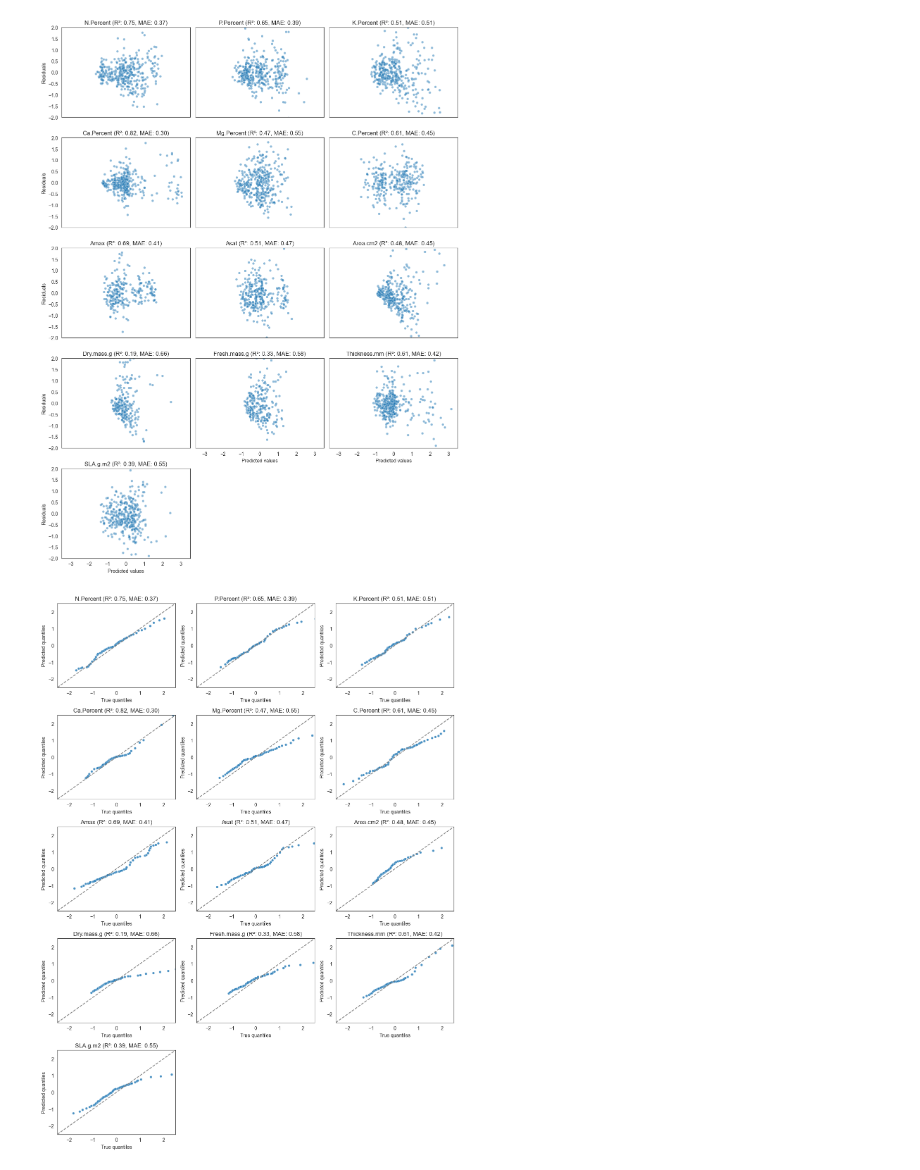
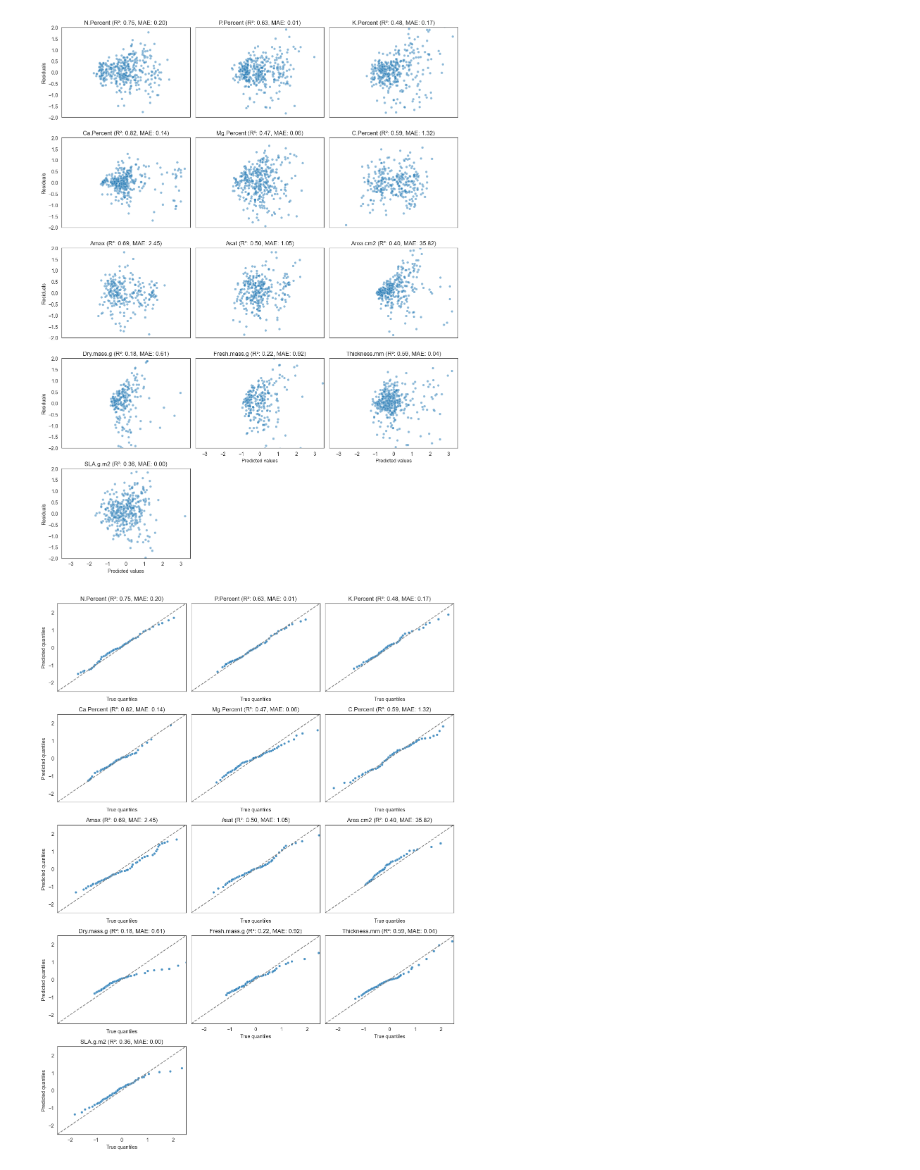
Before and after one commit to isaachcamp/geofm-plant-traits, a Jupyter notebook: notebooks/plot_residuals.ipynb, the cells around one changed output. Cells and saved outputs as stored; diff of their text form; code cells hidden in the pictures.

```diff
--- a/notebooks/plot_residuals.ipynb
+++ b/notebooks/plot_residuals.ipynb
@@ -27,6 +27,7 @@ def qqplot(y, preds, ax, metrics, var):
     minmax = 2.5
     r_squared = metrics['r_squared']
     mae = metrics['mae']
+    i = VARS.index(var)
 
     quantiles = np.linspace(0.01, 0.99, 50, endpoint=True)
     y_q = np.quantile(y, quantiles)
@@ -39,6 +40,19 @@ def qqplot(y, preds, ax, metrics, var):
     ax.set_ylabel("Predicted quantiles")
     ax.set_ylim(-minmax, minmax)
     ax.set_xlim(-minmax, minmax)
+
+    # Set labels for last subplots in column.
+    if i > 9:
+        ax.set_xlabel("True quantiles")
+        ax.set_xticks([-2, -1, 0, 1, 2])
+    else:
+        ax.set_xticklabels([])
+
+    if i % 3 == 0:
+        ax.set_ylabel("Predicted quantiles")
+    else:
+        ax.set_ylabel("")
+        ax.set_yticklabels([])
 
 def plot_residuals(residuals, preds, ax, metrics, var):
     """Plot residuals vs predicted values."""
@@ -115,17 +131,24 @@ for i, var in enumerate(VARS):
     model.fit(X_train, y_train, X_val, y_val)
     preds = model.predict(X_test)
 
-    if type(preds) != np.ndarray:
-        preds = preds.numpy().flatten()
-        y_test = y_test.numpy().flatten()
+    # if type(preds) != np.ndarray:
+    #     preds = preds.numpy().flatten()
+    #     y_test = y_test.numpy().flatten()
 
     predictions[var] = preds
     true_vals[var] = y_test
     residuals[var] = y_test - preds
+
+    preds, y_test = model.unstandardise(preds, y_test)
     metrics[var] = {
-        'r_squared': model.score(X_test, y_test),
+        'r_squared': r2_score(y_test, preds),
         'mae': mean_absolute_error(y_test, preds)
     }
+# %%
+for var in VARS:
+    predictions[var] = predictions[var].to_numpy()
+    true_vals[var] = true_vals[var].to_numpy().flatten()
+    residuals[var] = predictions[var] - true_vals[var]
 # %%
 # Plot residuals for each different variable on a single plot
 fig, axes = plt.subplots(nrows=5, ncols=3, figsize=(12, 16))
@@ -143,30 +166,36 @@ for var in VARS:
 
     fig = plot_residuals(res, preds, ax, var_metrics, var)
 
+# Space subplots
+plt.subplots_adjust(hspace=0.2, wspace=0.2)
+
 plt.savefig(f"../figures/models/residuals_{model_name}.png", dpi=300, bbox_inches='tight')
 plt.tight_layout()
 plt.show()
 # %% [output]
-[figure, old version]
+[figure, new version]
 # %%
 # Plot QQplot for each different variable on a single plot
 fig, axes = plt.subplots(nrows=5, ncols=3, figsize=(12, 16))
 
 # remove empty subplots
 for j in range(len(VARS), len(axes.flat)):
     axes.flat[j].remove()
 
 for var in VARS:
     i = VARS.index(var)
     ax = axes.flat[i]
     preds = predictions[var]
     trues = true_vals[var]
     var_metrics = metrics[var]
 
     fig = qqplot(trues, preds, ax, var_metrics, var)
 
+# Space subplots
+plt.subplots_adjust(hspace=0.3, wspace=0.2)
+
 plt.savefig(f"../figures/models/qqplot_{model_name}.png", dpi=300, bbox_inches='tight')
 plt.tight_layout()
 plt.show()
 # %% [output]
-[figure, old version]
+[figure, new version]
```
Also changed, not shown: parts of 3 cells of this notebook.
